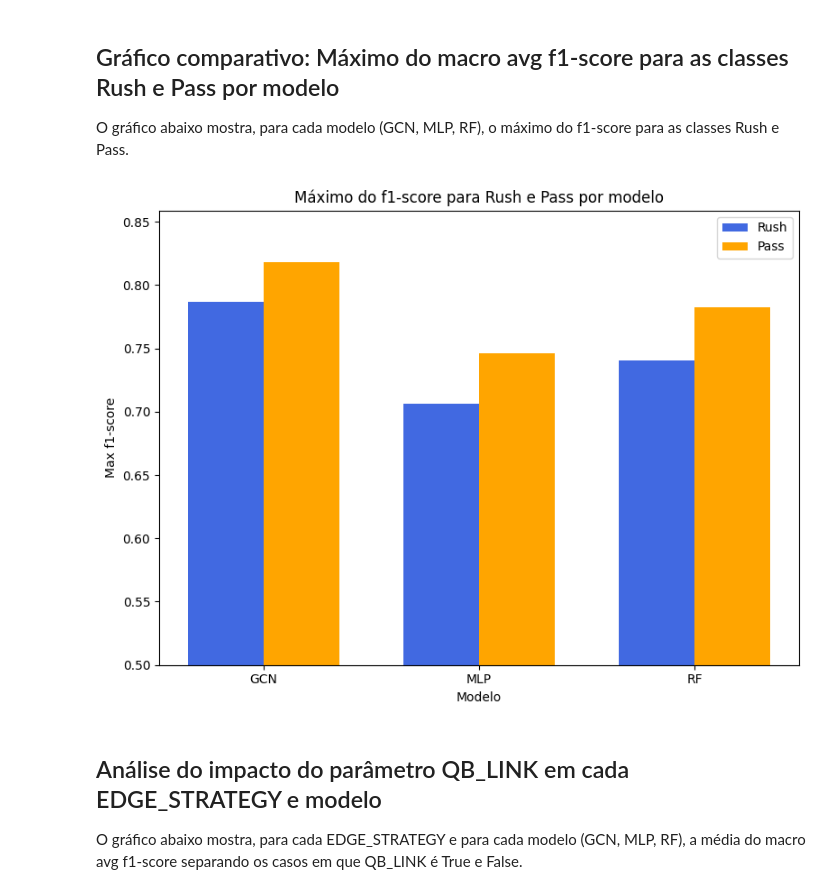
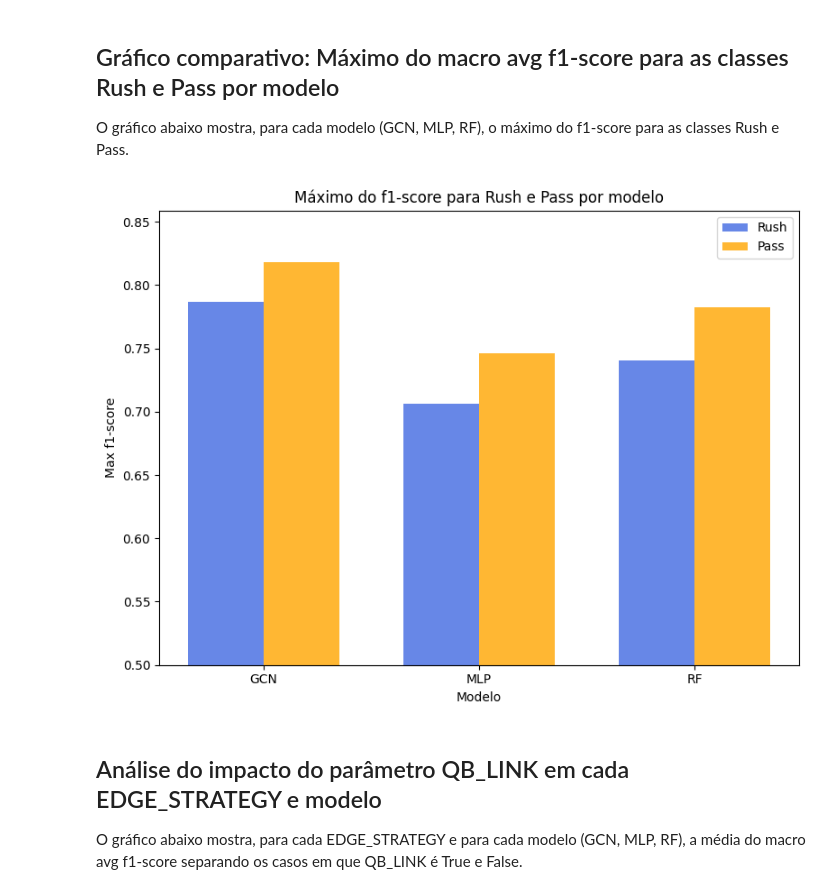
Before and after one commit to CaduRomaniello/NFL-play-classification-GNN, a Jupyter notebook: notebooks/final_analysis.ipynb, the cells around one changed output. Drawn from its saved outputs; the diff is of its cells as text; code cells hidden in the pictures.

```diff
--- a/notebooks/final_analysis.ipynb
+++ b/notebooks/final_analysis.ipynb
@@ -244,36 +305,36 @@ def extract_f1_class(results, class_name):
     if isinstance(results, dict) and class_name in results and 'f1-score' in results[class_name]:
         return results[class_name]['f1-score']
     return np.nan
 
 means = {}
 for model in ['GCN', 'MLP', 'RF']:
     rush_f1 = df[f'{model}_RESULTS'].apply(lambda x: extract_f1_class(x, 'Rush'))
     pass_f1 = df[f'{model}_RESULTS'].apply(lambda x: extract_f1_class(x, 'Pass'))
     means[model] = {
         'Rush': rush_f1.max(),
         'Pass': pass_f1.max()
     }
 
 # Monta o dataframe para plotagem
 graph_df = pd.DataFrame(means).T[['Rush', 'Pass']]
 
 # Plota o gráfico
 fig, ax = plt.subplots(figsize=(8, 6))
 bar_width = 0.35
 x = np.arange(len(graph_df.index))
-ax.bar(x - bar_width/2, graph_df['Rush'], bar_width, label='Rush', color='royalblue')
-ax.bar(x + bar_width/2, graph_df['Pass'], bar_width, label='Pass', color='orange')
+ax.bar(x - bar_width/2, graph_df['Rush'], bar_width, label='Rush', color='royalblue', alpha=0.8)
+ax.bar(x + bar_width/2, graph_df['Pass'], bar_width, label='Pass', color='orange', alpha=0.8)
 ax.set_xticks(x)
 ax.set_xticklabels(graph_df.index)
 ax.set_ylabel('Max f1-score')
 ax.set_xlabel('Modelo')
 ax.set_title('Máximo do f1-score para Rush e Pass por modelo')
 ax.set_ylim(bottom=0.5)
 ax.legend()
 plt.tight_layout()
 plt.show()
 # %% [output]
-[figure, old version]
+[figure, new version]
 # %% [markdown]
 ## Análise do impacto do parâmetro QB_LINK em cada EDGE_STRATEGY e modelo
 
```
Also changed, not shown: parts of 12 cells of this notebook, 8 other files.
